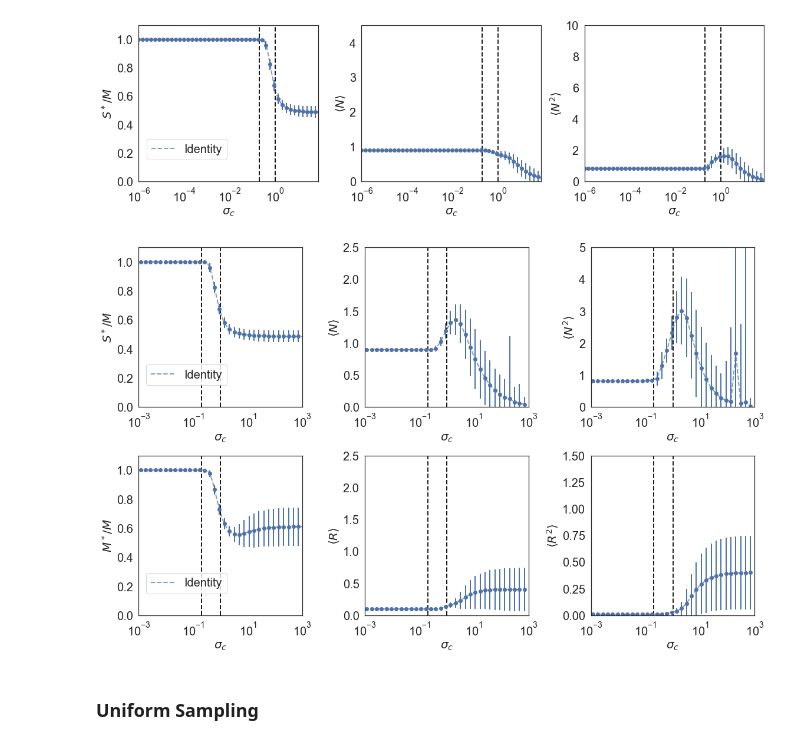
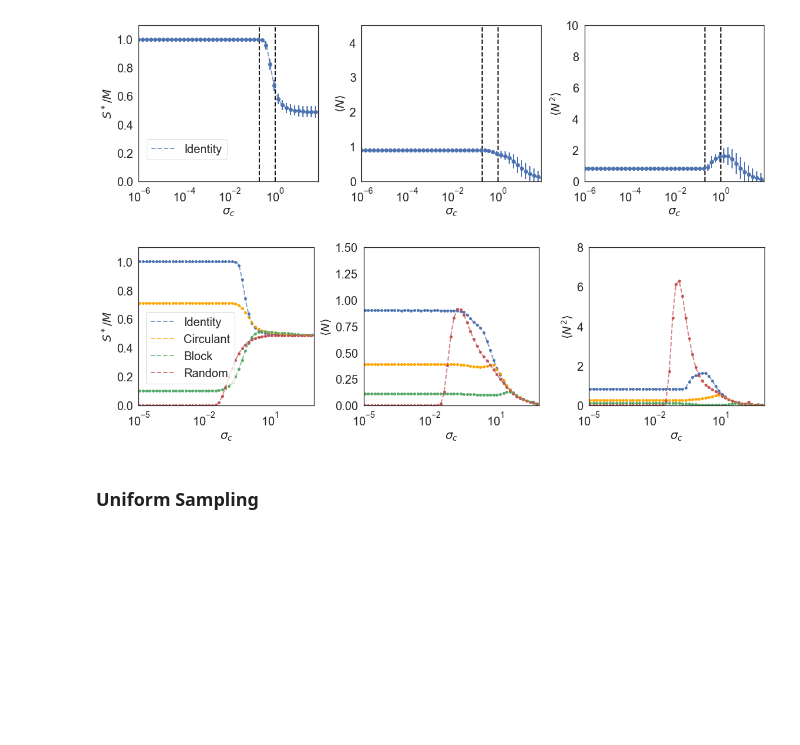
Before and after one commit to Emergent-Behaviors-in-Biology/typical-random-ecosystems, a Jupyter notebook: Plot_paper.ipynb, the cells around one changed output. Cells and saved outputs as stored; diff of their text form; code cells hidden in the pictures; blank space fills up the shorter version.

Commit message:
Add sigma_lambda and replot figures

```diff
--- a/Plot_paper.ipynb
+++ b/Plot_paper.ipynb
@@ -318,69 +318,72 @@ Circulant = pd.read_csv('Data/Community_gaussian_circulant_quadratic_CVXOPT_log_
 Data=[Identity,Circulant, Block, Null]
 Legend = ["Identity", "Circulant", "Block", "Random"]
 color=['b','orange','g','r']
-fig, axs = plt.subplots(2, 3)
+fig, axs = plt.subplots(1, 3)
+fig.set_size_inches(16, 5)
 axs = axs.ravel()
-for i in range(6):
+for i in range(3):
     ax =axs[i]
-    ax.set_xlim([10**(-3), 10**(3)])
+    ax.set_xlim([10**(-5), 10**(3)])
     ax.set_xlabel(r'$\sigma_c$',fontsize=20)
     ax.set_xscale('log')
     ax.xaxis.set_tick_params(labelsize=20)
     ax.yaxis.set_tick_params(labelsize=20)
-    for j in range(1):
+    for j in range(4):
         data=Data[j]
         data =data[data['mu'] == 0.0]
         data =data[data['K'] == 1.0]
-        indices=np.arange(0,len(data['epsilon']),6)
+        indices=np.arange(0,len(data['epsilon']),5)
         if i==0:
             ax.plot(data['epsilon'],data['phi_N'],linestyle='dashed', alpha=0.7, label=Legend[j],linewidth=2,c=color[j])
-            ax.errorbar(data['epsilon'][indices], data['phi_N'][indices], yerr=data['phi_N_bar'][indices], label='_nolegend_', fmt='o',ecolor=color[j],c=color[j],linewidth=2)
+            ax.scatter(data['epsilon'][indices], data['phi_N'][indices], label='_nolegend_', s=15,c=color[j])
+            #ax.errorbar(data['epsilon'][indices], data['phi_N'][indices], yerr=data['phi_N_bar'][indices], label='_nolegend_', fmt='o',ecolor=color[j],c=color[j],linewidth=2)
             ax.set_ylim([0, 1.1])
             ax.set_ylabel(r'$S^*/M$',fontsize=20)
             #ax.set_title(r'Self-renewing dynamics',fontsize=15)
             ax.legend(loc='lower left',bbox_to_anchor=(0.01, 0.10, 0.6, 0.6),prop={'size':20})
         if i==1:
-            ax.plot(data['epsilon'][indices],data['mean_N_s'][indices],linestyle='dashed', alpha=0.7, label=Legend[j],linewidth=2,c=color[j])
-            ax.errorbar(data['epsilon'][indices], data['mean_N_s'][indices], yerr=data['mean_N_s_bar'][indices], label='_nolegend_', fmt='o',ecolor=color[j],c=color[j],linewidth=2)
-            ax.set_ylim([0, 2.5])
+            ax.plot(data['epsilon'][indices],data['mean_N'][indices],linestyle='dashed', alpha=0.7, label=Legend[j],linewidth=2,c=color[j])
+            ax.scatter(data['epsilon'][indices], data['mean_N'][indices], label='_nolegend_', s=15,c=color[j])
+            #ax.errorbar(data['epsilon'][indices], data['mean_N_s'][indices], yerr=data['mean_N_s_bar'][indices], label='_nolegend_', fmt='o',ecolor=color[j],c=color[j],linewidth=2)
+            ax.set_ylim([0, 1.5])
             ax.set_ylabel(r'$\left<N\right>$',fontsize=20)
             #ax.set_title(r'Self-renewing dynamics',fontsize=15)
             #ax.legend(loc='lower left',bbox_to_anchor=(0.01, 0.17, 0.6, 0.6))
         if i==2:
-            ax.plot(data['epsilon'][indices],data['q_N_s'][indices],linestyle='dashed', alpha=0.7, label=Legend[j],linewidth=2,c=color[j])
-            ax.errorbar(data['epsilon'][indices], data['q_N_s'][indices], yerr=data['q_N_s_bar'][indices], label='_nolegend_', fmt='o',ecolor=color[j],c=color[j],linewidth=2)
-            ax.set_ylim([0,5.])
+            ax.plot(data['epsilon'][indices],data['q_N'][indices],linestyle='dashed', alpha=0.7, label=Legend[j],linewidth=2,c=color[j])
+            ax.scatter(data['epsilon'][indices], data['q_N'][indices], label='_nolegend_', s=15,c=color[j])
+            #ax.errorbar(data['epsilon'][indices], data['q_N'][indices], yerr=data['q_N_s_bar'][indices], label='_nolegend_', fmt='o',ecolor=color[j],c=color[j],linewidth=2)
+            ax.set_ylim([0,8.])
             ax.set_ylabel(r'$\left<N^2\right>$',fontsize=20)
             #ax.set_title(r'Self-renewing dynamics',fontsize=15)
             #ax.legend(loc='lower left',bbox_to_anchor=(0.01, 0.17, 0.6, 0.6
         if i==3:
             ax.plot(data['epsilon'],data['phi_R'],linestyle='dashed', alpha=0.7, label=Legend[j],linewidth=2,c=color[j])
-            ax.errorbar(data['epsilon'][indices], data['phi_R'][indices], yerr=data['phi_R_bar'][indices], label='_nolegend_', fmt='o',ecolor=color[j],c=color[j],linewidth=2)
+            #ax.errorbar(data['epsilon'][indices], data['phi_R'][indices], yerr=data['phi_R_bar'][indices], label='_nolegend_', fmt='o',ecolor=color[j],c=color[j],linewidth=2)
             ax.set_ylim([0, 1.1])
             ax.set_ylabel(r'$M^*/M$',fontsize=20)
             #ax.set_title(r'Self-renewing dynamics',fontsize=15)
-            ax.legend(loc='lower left',bbox_to_anchor=(0.01, 0.10, 0.6, 0.6),prop={'size':20})
+            ax.legend(loc='lower left',bbox_to_anchor=(0.00, 0.10, 0.6, 0.6),prop={'size':20})
         if i==4:
             ax.plot(data['epsilon'][indices],data['mean_R_s'][indices],linestyle='dashed', alpha=0.7, label=Legend[j],linewidth=2,c=color[j])
-            ax.errorbar(data['epsilon'][indices], data['mean_R_s'][indices], yerr=data['mean_R_s_bar'][indices], label='_nolegend_', fmt='o',ecolor=color[j],c=color[j],linewidth=2)
-            ax.set_ylim([0, 2.5])
+           # ax.errorbar(data['epsilon'][indices], data['mean_R_s'][indices], yerr=data['mean_R_s_bar'][indices], label='_nolegend_', fmt='o',ecolor=color[j],c=color[j],linewidth=2)
+            ax.set_ylim([0, 1.5])
             ax.set_ylabel(r'$\left<R\right>$',fontsize=20)
             #ax.set_title(r'Self-renewing dynamics',fontsize=15)
             #ax.legend(loc='lower left',bbox_to_anchor=(0.01, 0.17, 0.6, 0.6))
         if i==5:
             ax.plot(data['epsilon'][indices],data['q_R_s'][indices],linestyle='dashed', alpha=0.7, label=Legend[j],linewidth=2,c=color[j])
-            ax.errorbar(data['epsilon'][indices], data['q_R_s'][indices], yerr=data['q_R_s_bar'][indices], label='_nolegend_', fmt='o',ecolor=color[j],c=color[j],linewidth=2)
+           # ax.errorbar(data['epsilon'][indices], data['q_R_s'][indices], yerr=data['q_R_s_bar'][indices], label='_nolegend_', fmt='o',ecolor=color[j],c=color[j],linewidth=2)
             ax.set_ylim([0,1.5])
             ax.set_ylabel(r'$\left<R^2\right>$',fontsize=20)
 
-        ax.axvline(x=1.0, linewidth=2, color='k', linestyle='dashed')
-        ax.axvline(x=0.2, linewidth=2, color='k', linestyle='dashed')
-fig.set_size_inches(16, 10)
+        #ax.axvline(x=1.0, linewidth=2, color='k', linestyle='dashed')
+        #ax.axvline(x=0.2, linewidth=2, color='k', linestyle='dashed')
 fig.tight_layout()
 fig_name='community_properties_quadratic_gaussian.pdf'
 fig.savefig(fig_name, dpi=300, transparent=True)
 # %% [output]
-[figure, old version]
+[figure, new version]
 # %% [markdown]
 ### Uniform Sampling
 # %%
```
Also changed, not shown: parts of 10 cells of this notebook, 3 other files.
